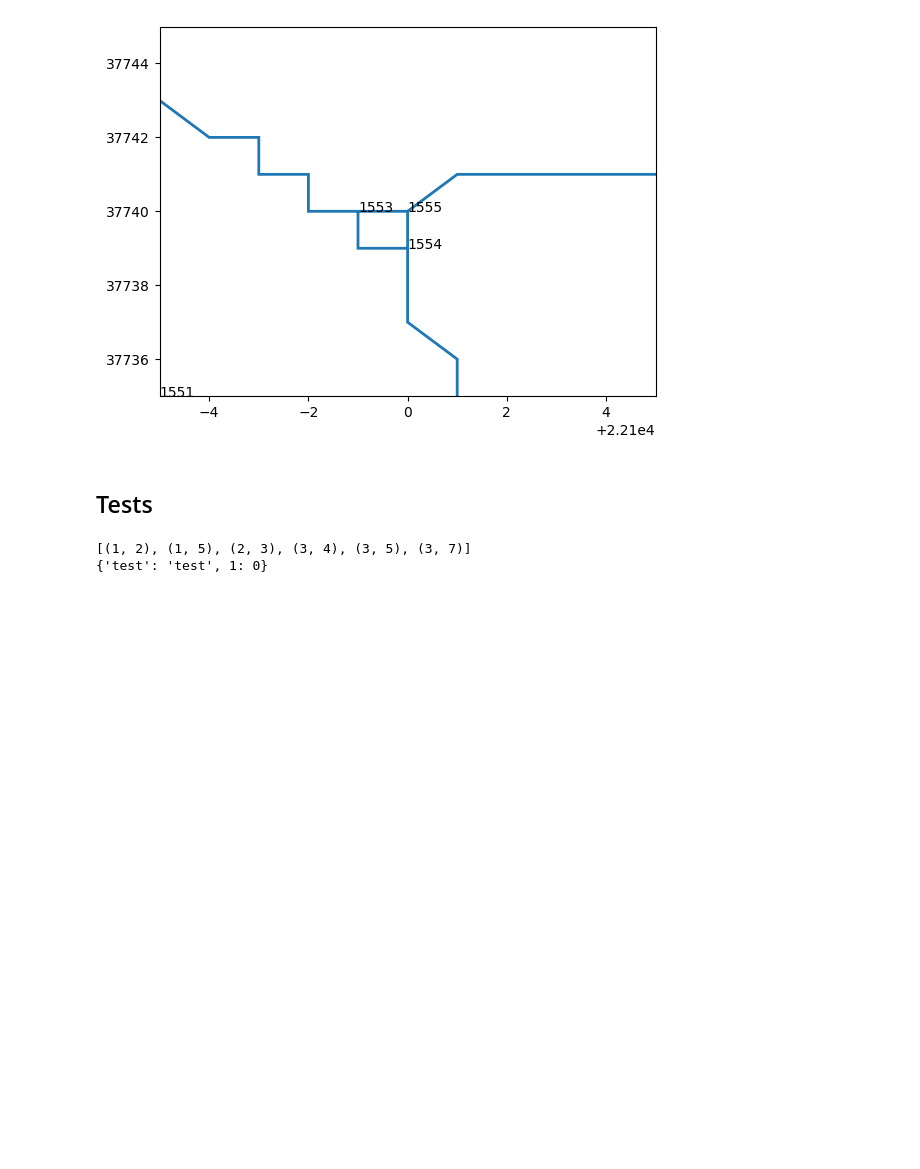
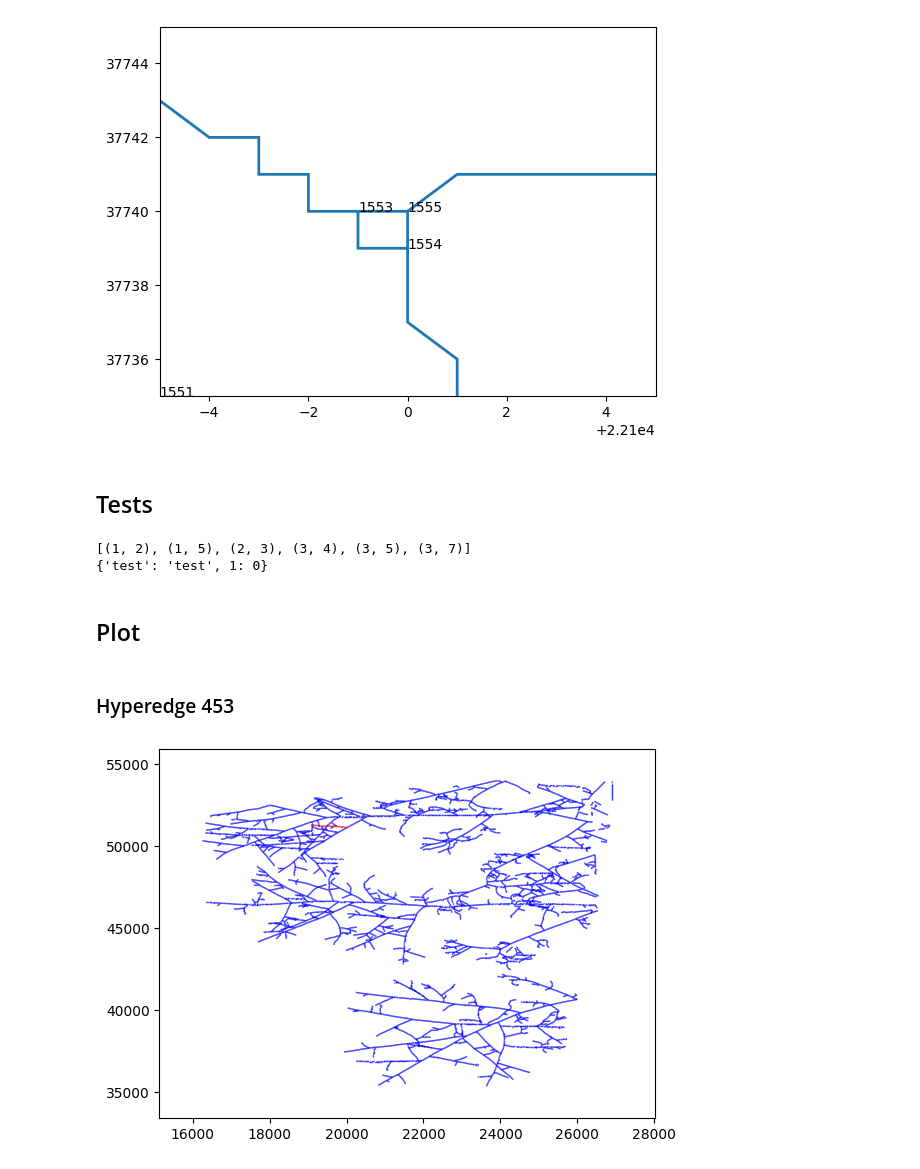
Before and after one commit to amin942001/STHype, a Jupyter notebook: examples/amftrack.ipynb, the cells around one changed output. Cells and saved outputs as stored; diff of their text form; code cells hidden in the pictures; blank space fills up the shorter version.

Commit message:
problematic hyperedge examples

```diff
--- a/examples/amftrack.ipynb
+++ b/examples/amftrack.ipynb
@@ -443,3 +447,13 @@ print(gc[3][5])
 # %% [output]
 [(1, 2), (1, 5), (2, 3), (3, 4), (3, 5), (3, 7)]
 {'test': 'test', 1: 0}
+# %% [markdown]
+## Plot
+# %% [markdown]
+### Hyperedge 453
+# %%
+fig, ax = plt.subplots()
+plot_spatial_temporal_graph(spatial_temporal_graph, color_group=453, ax=ax)
+ax.tick_params(left=True, bottom=True, labelleft=True, labelbottom=True)
+# %% [output]
+[figure, added]
```
Also changed, not shown: parts of 20 cells of this notebook, 1 other file.
